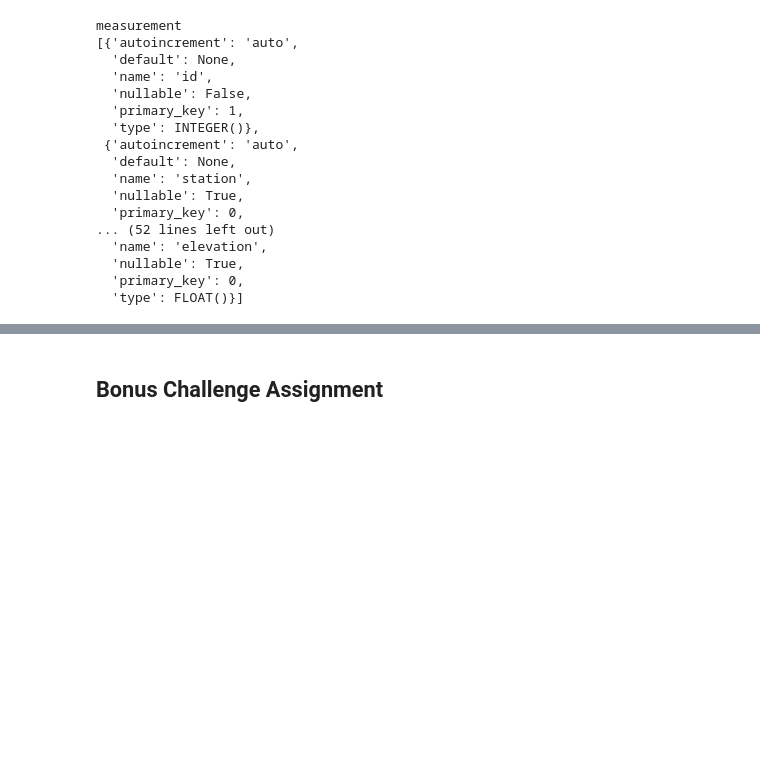
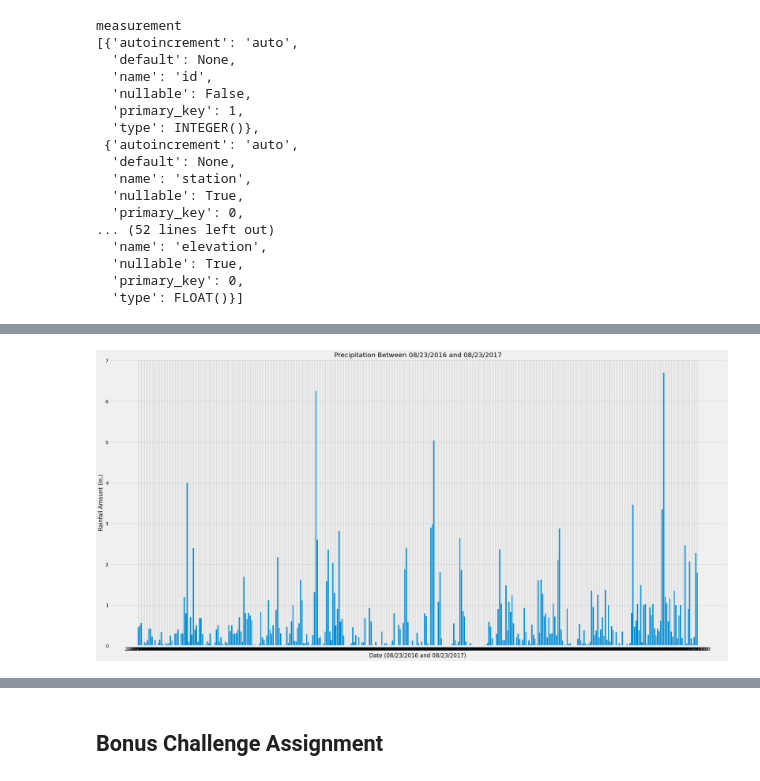
Before and after one commit to Slyssy/sqlalchemy-challenge, a Jupyter notebook: climate.ipynb, the cells around one changed output, grey strips where cells are left out. Drawn from its saved outputs; the diff is of its cells as text; code cells hidden in the pictures; blank space fills up the shorter version.

Commit message:
Used automap to reflect the database, discovered the date range for the measurements table, pulled the last 12 months of precipitation data and plotted it.

```diff
--- a/climate.ipynb
+++ b/climate.ipynb
@@ -120,0 +83,10 @@ print(session.query(func.count(station.id)).first()[0])
+# %%
+# Pulling precipitation data between the dates of 08/23/2016 and 08/23/2017 and saving to a DataFrame
+precip_12mnths_q = session.query(measurement.date, measurement.prcp).filter(
+    and_(measurement.date >= "2016-08-23", measurement.date <= "2017-08-23"))
+
+precip_12mnths = precip_12mnths_q.all()
+precip_12mnths_df = pd.DataFrame(precip_12mnths).rename(columns={"date": "Date", "prcp": "Precipitation"})
+
+precip_12mnths_df.sort_values(by=["Date"], inplace=True, ascending=False)
+precip_12mnths_df
@@ -121,2 +107,13 @@ print(session.query(func.count(station.id)).first()[0])
+# %%
+# Plotting results using Matplotlib
+f, ax = plt.subplots(figsize=(30,15))
+plt.title("Precipitation Between 08/23/2016 and 08/23/2017")
+plt.xlabel("Date (08/23/2016 and 08/23/2017)")
+plt.ylabel("Rainfall Amount (In.)")
+plt.bar(precip_12mnths_df["Date"], precip_12mnths_df["Precipitation"])
+plt.tick_params(axis = "x", which="both", bottom=False, top=False)
+plt.show()
+# %% [output]
+[figure, added]
 # %%
 # Use Pandas to calcualte the summary statistics for the precipitation data
```
Also changed, not shown: parts of 22 cells of this notebook.
